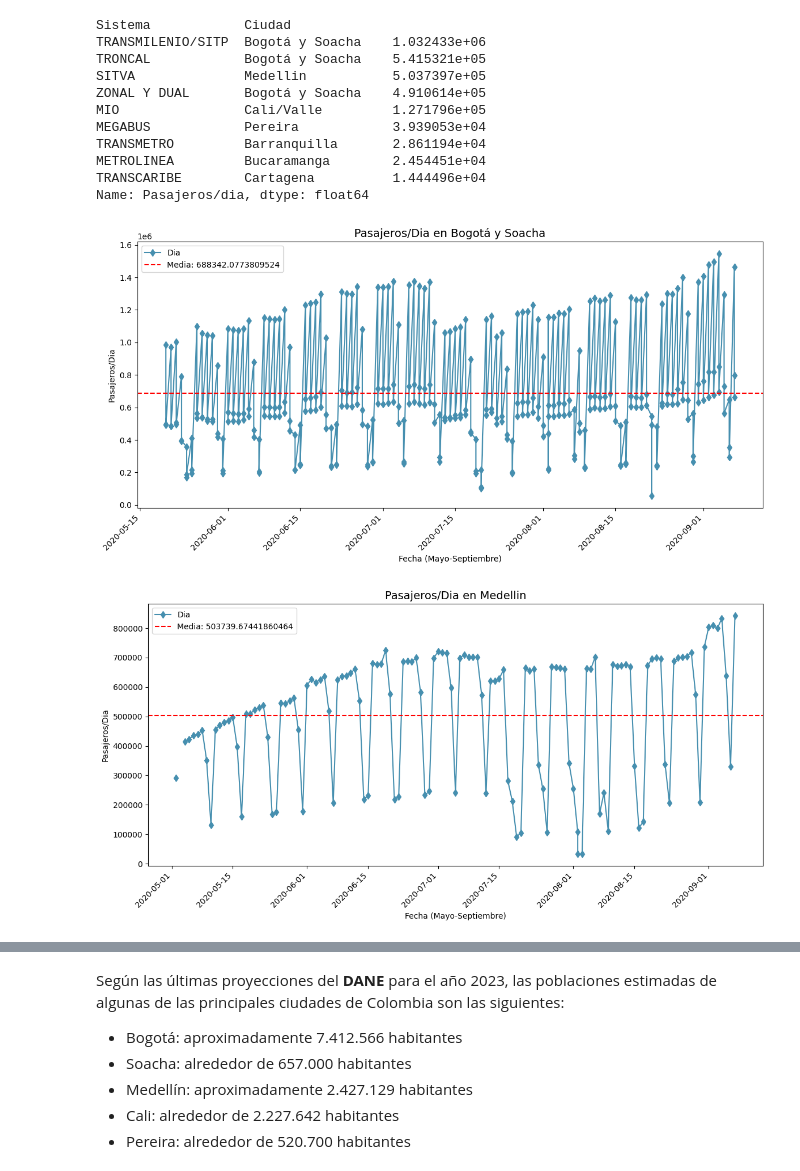
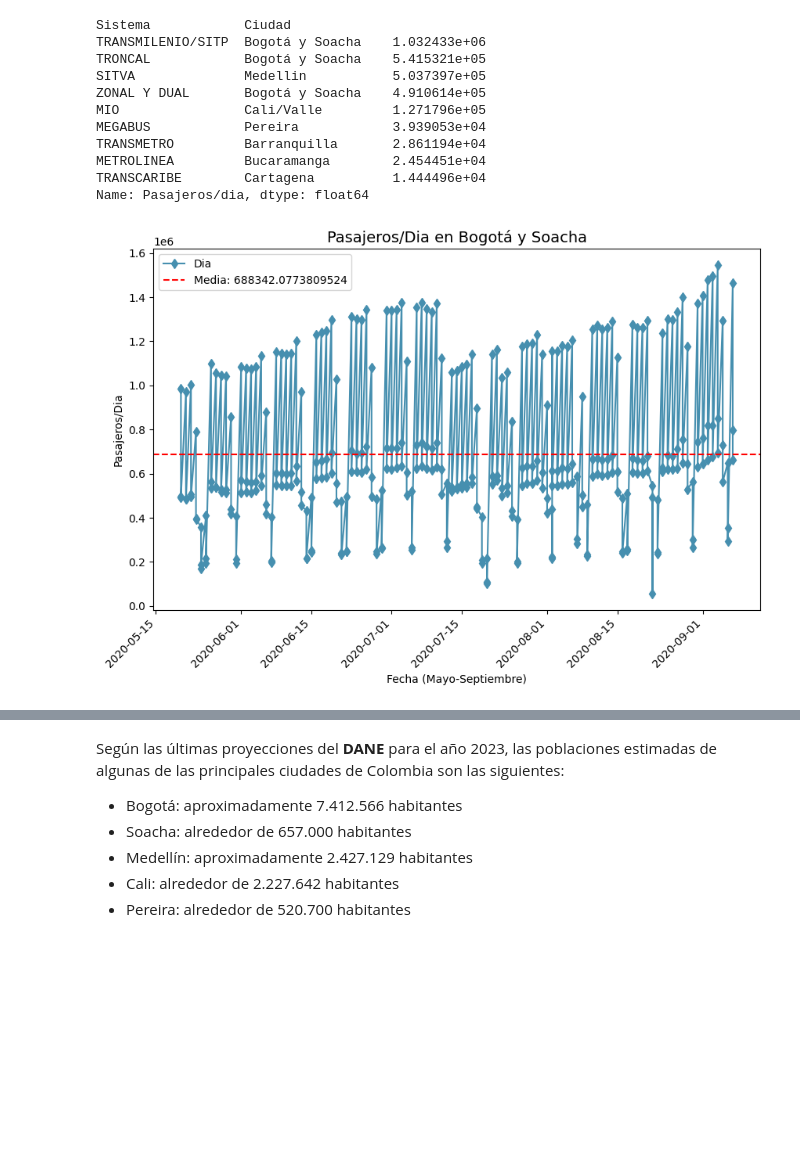
Before and after one commit to k-alvarez/projectData, a Jupyter notebook: dataTransporte.ipynb, the cells around one changed output, grey strips where cells are left out. Saved outputs shown, nothing was run; the diff lists cells and outputs as text; code cells hidden in the pictures; blank space fills up the shorter version.

```diff
--- a/dataTransporte.ipynb
+++ b/dataTransporte.ipynb
@@ -153,38 +180,19 @@ Name: Pasajeros/dia, dtype: float64
 # %%
 bogotasuacha=dt_filtrado[dt_filtrado['Ciudad']=='Bogotá y Soacha']
 bogotasuacha.head()
 bogysua_media=bogotasuacha['Pasajeros/dia'].mean()
-plt.figure(figsize=(14, 6))
+plt.figure(figsize=(10, 6))
 plt.plot(bogotasuacha['Fecha'], bogotasuacha['Pasajeros/dia'], marker='d', linestyle='-', color='#468faf', label='Dia')
 #plt.plot(bogotasuacha['Fecha'], bogotasuacha['Pasajeros día típico laboral'], marker='o', linestyle='', color='aqua', label='Dia Laboral')
 #plt.plot(bogotasuacha['Fecha'], bogotasuacha['Pasajeros día sábado'], marker='o', linestyle='', color='cadetblue', label='Sabado')
 #plt.plot(bogotasuacha['Fecha'], bogotasuacha['Pasajeros día festivo'], marker='o', linestyle='', color='lightblue', label='Festivo')
 plt.axhline(bogysua_media, color='red', linestyle='--', label=f'Media: {bogysua_media}')
 plt.xlabel('Fecha (Mayo-Septiembre)',fontsize=10)
 plt.ylabel('Pasajeros/Dia',fontsize=10)
 plt.title('Pasajeros/Dia en Bogotá y Soacha',fontsize=14)
 plt.xticks(rotation=45, ha='right')
 plt.legend()
 #plt.grid(True)
 plt.show()
 # %% [output]
-[figure, old version]
+[figure, new version]
-# %%
-medellin=dt_filtrado[dt_filtrado['Ciudad']=='Medellin']
-medellin.head()
-medellin_media=medellin['Pasajeros/dia'].mean()
-plt.figure(figsize=(14, 6))
-plt.plot(medellin['Fecha'], medellin['Pasajeros/dia'], marker='d', linestyle='-', color='#468faf', label='Dia')
-#plt.plot(medellin['Fecha'], medellin['Pasajeros día típico laboral'], marker='*', linestyle='', color='#89c2d9', label='Dia Laboral')
-#plt.plot(medellin['Fecha'], medellin['Pasajeros día sábado'], marker='v', linestyle='', color='#61a5c2', label='Sabado')
-#plt.plot(medellin['Fecha'], medellin['Pasajeros día festivo'], marker='d', linestyle='', color='#468faf', label='Festivo')
-plt.axhline(medellin_media, color='red', linestyle='--', label=f'Media: {medellin_media}')
-plt.xlabel('Fecha (Mayo-Septiembre)',fontsize=10)
-plt.ylabel('Pasajeros/Dia',fontsize=10)
-plt.title('Pasajeros/Dia en Medellin',fontsize=14)
-plt.xticks(rotation=45, ha='right')
-plt.legend()
-#plt.grid(True)
-plt.show()
-# %% [output]
-[figure, removed]
```
Also changed, not shown: parts of 33 cells of this notebook.
